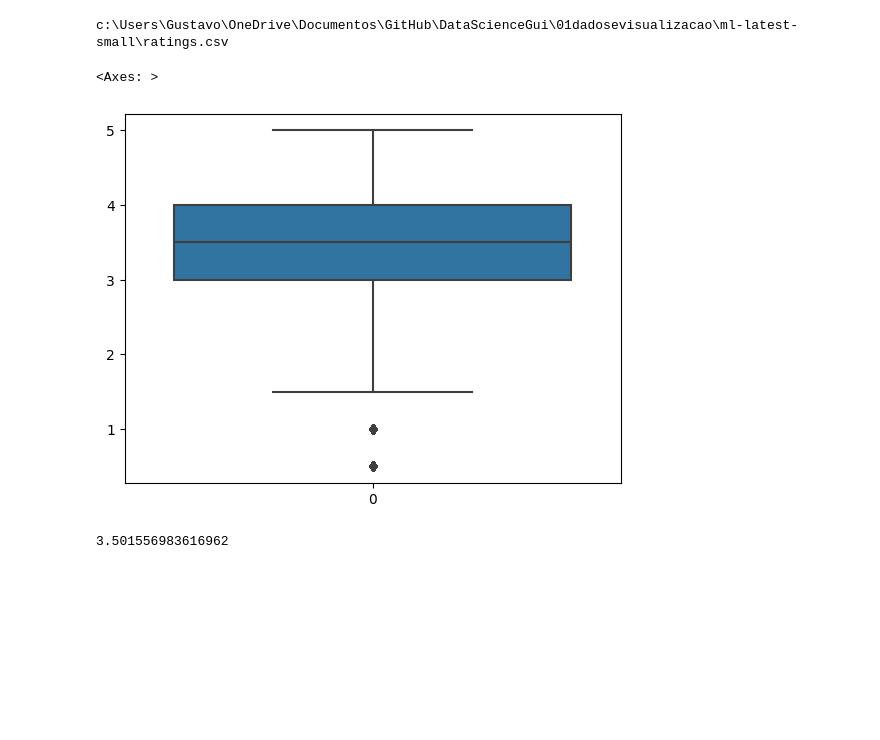
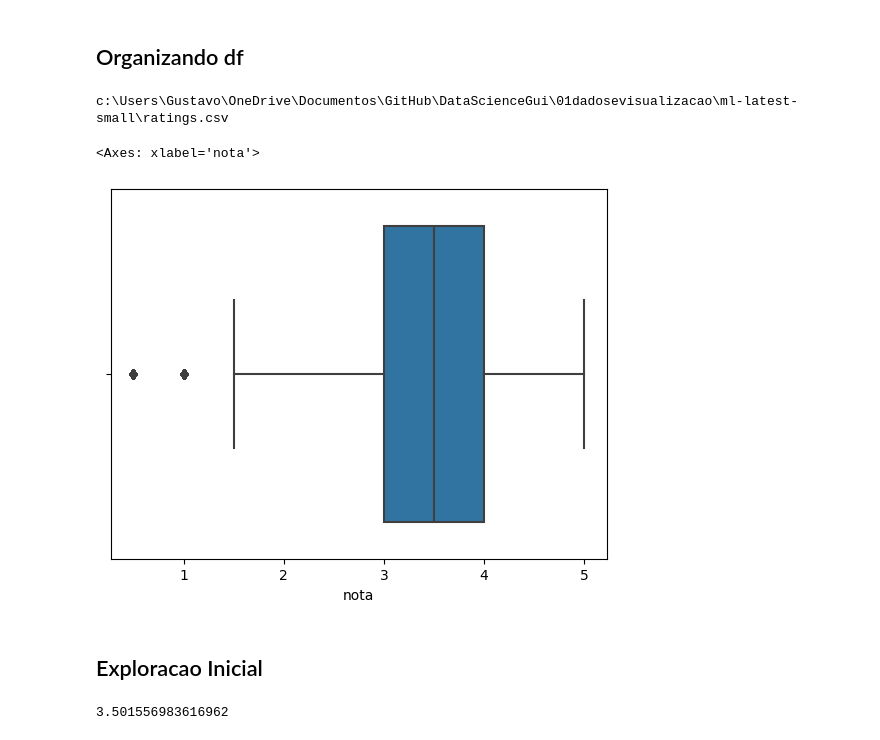
Before and after one commit to Guilherme2603/DataScienceGui, a Jupyter notebook: 01dadosevisualizacao/pandas.ipynb, the cells around one changed output. Cells and saved outputs as stored; diff of their text form; code cells hidden in the pictures; blank space fills up the shorter version.

```diff
--- a/01dadosevisualizacao/pandas.ipynb
+++ b/01dadosevisualizacao/pandas.ipynb
@@ -39,19 +42,21 @@ Successfully installed seaborn-0.12.2
+# %% [markdown]
+## Organizando df
 # %%
-import pandas as pd
-from pathlib import Path
-import seaborn as sns
+
 
 # colunas sao atributos/ chaves de dicionarios no dataframe
 PATH_CSVS = Path.cwd()
 print(PATH_CSVS / 'ml-latest-small' / 'ratings.csv')
 notas = pd.read_csv(PATH_CSVS / 'ml-latest-small' / 'ratings.csv')
 notas.columns = ['usuarioId', 'filmeId', 'nota', 'momento']
 #notas.nota.plot(kind='hist')
-#sns.boxplot(notas.nota)
+sns.boxplot(x=notas.nota)
 # %% [output]
 c:\Users\Gustavo\OneDrive\Documentos\GitHub\DataScienceGui\01dadosevisualizacao\ml-latest-small\ratings.csv
-<Axes: >
+<Axes: xlabel='nota'>
-[figure, old version]
+[figure, new version]
+# %% [markdown]
+## Exploracao Inicial
 # %%
 notas.nota.mean()
 # %% [output]
```
Also changed, not shown: parts of 11 cells of this notebook, 2 other files.
